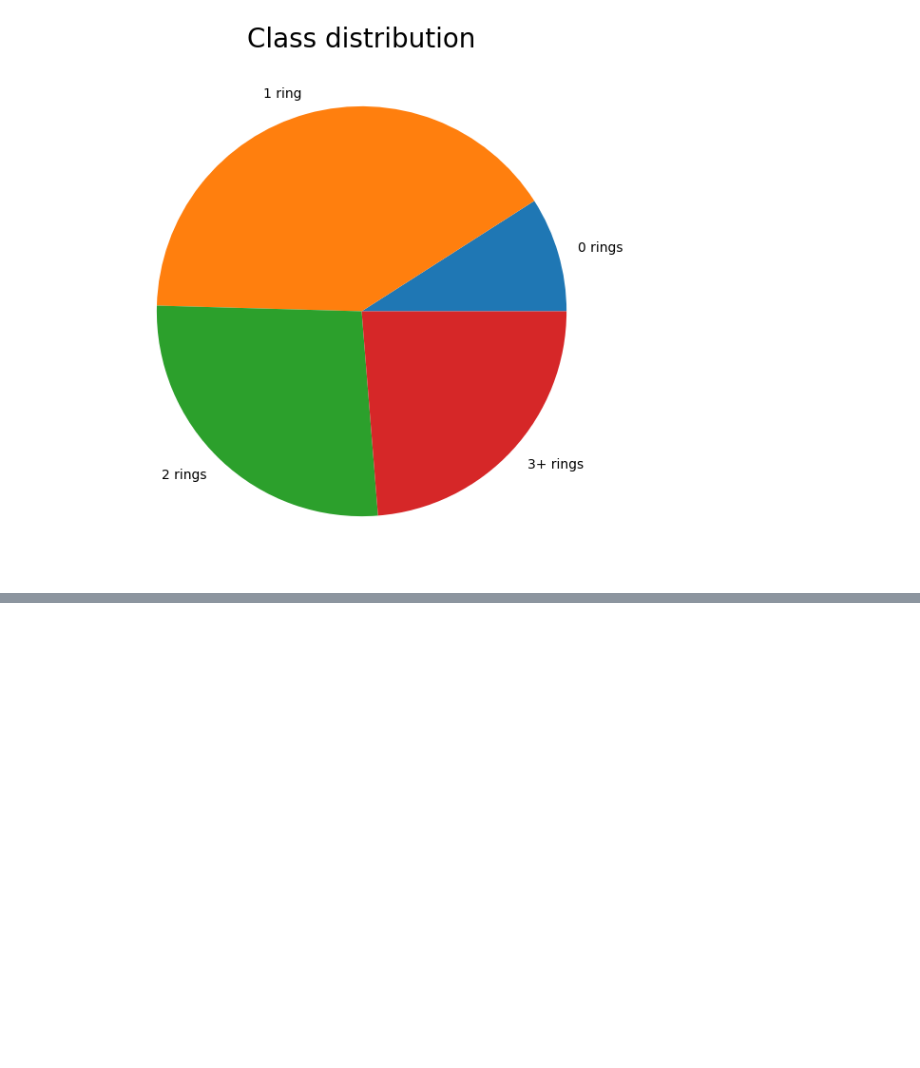
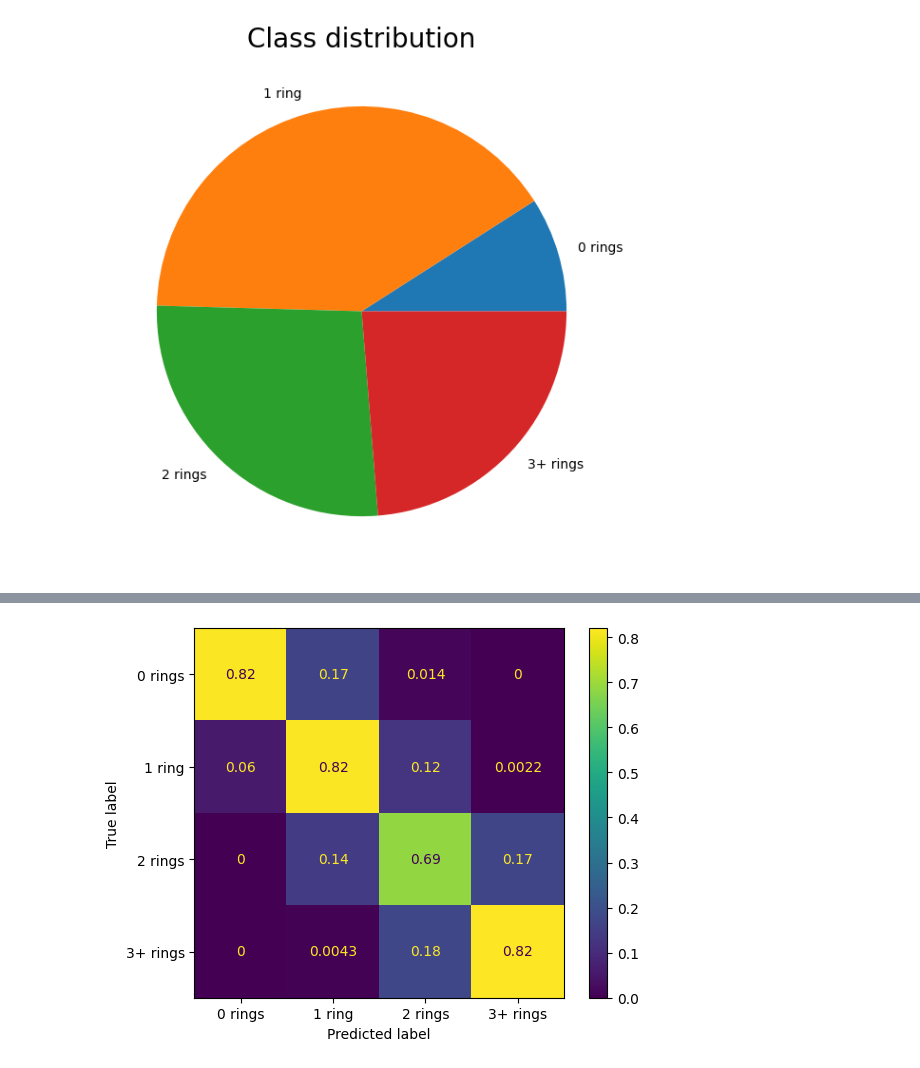
Before and after one commit to anmgomezmo/Advance_machine_learning_for_physics, a Jupyter notebook: Hands_on/Hands_on_1.ipynb, the cells around one changed output, grey strips where cells are left out. Drawn from its saved outputs; the diff is of its cells as text; code cells hidden in the pictures; blank space fills up the shorter version.

```diff
--- a/Hands_on/Hands_on_1.ipynb
+++ b/Hands_on/Hands_on_1.ipynb
@@ -496,0 +600,4 @@ def accuracy(y_pred, y_true):
+# %%
+model = Net()
+model.load_state_dict(torch.load('results/best_weights.pth'))
+model.eval()
@@ -496,0 +618,31 @@ def accuracy(y_pred, y_true):
+# %%
+from sklearn.metrics import confusion_matrix, ConfusionMatrixDisplay
+
+def test_model(model, test_loader):
+  model.eval()
+
+  y_true = []
+  y_pred = []
+
+  with torch.no_grad():
+    for inputs, targets in test_loader:
+      outputs = model(inputs)
+      targets = targets.numpy()
+      outputs = outputs.numpy()
+
+      predicted = np.argmax(outputs, 1)
+      targets = np.argmax(targets, 1)
+
+      y_true.extend(targets)
+      y_pred.extend(predicted)
+
+  cm = confusion_matrix(y_true, y_pred, normalize="true")
+  return np.array(y_true), np.array(y_pred), cm
+# %%
+_, _, cm = test_model(model, test_loader)
+# %%
+disp = ConfusionMatrixDisplay(confusion_matrix=cm, display_labels=["0 rings", "1 ring", "2 rings", "3+ rings"])
+disp.plot()
+plt.show()
+# %% [output]
+[figure, added]
```
Also changed, not shown: parts of 3 cells of this notebook.
